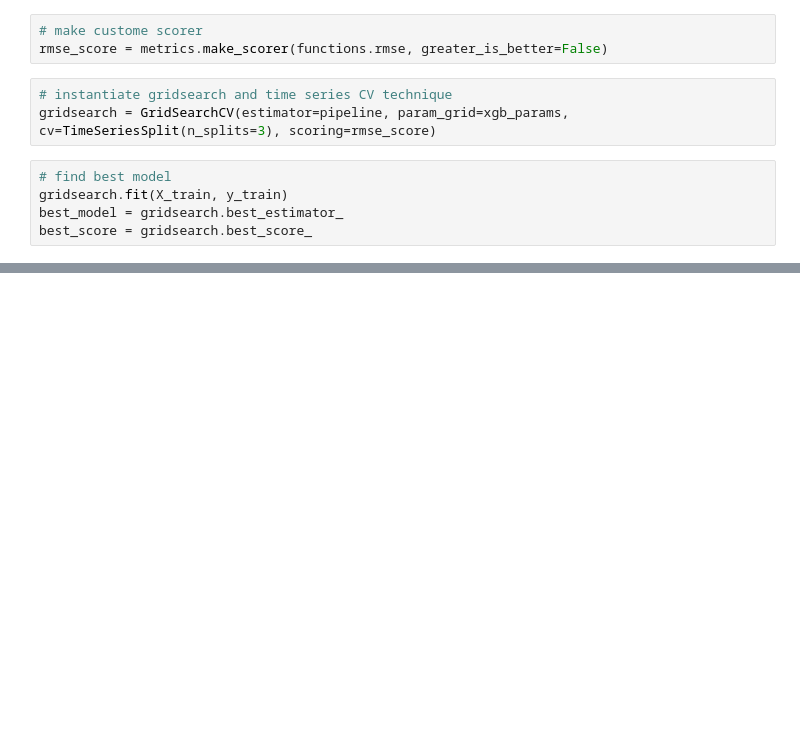
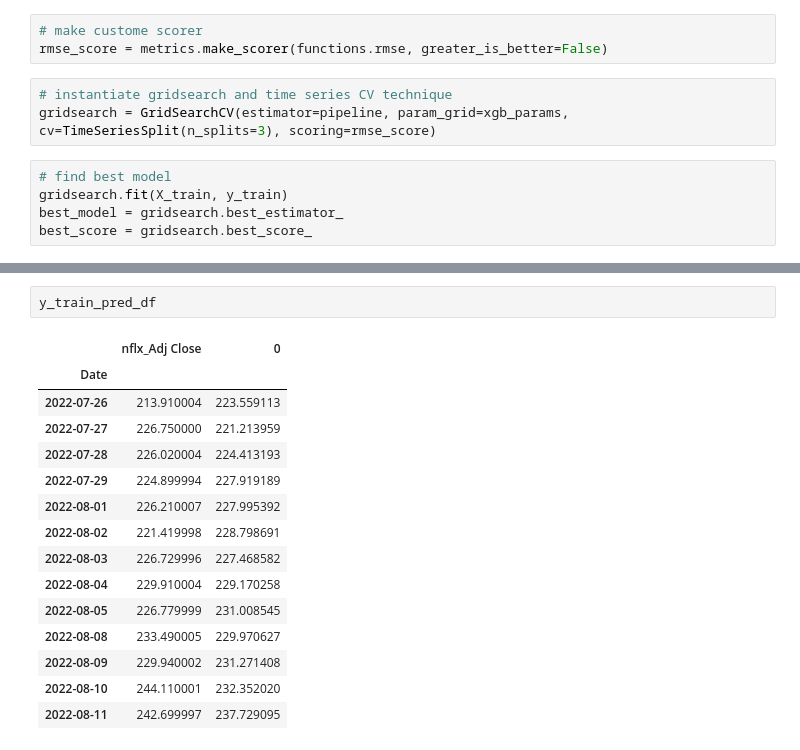
Before and after one commit to Velvox/lhl_capstone, a Jupyter notebook: src/baseline_supervised_v2.ipynb, the cells around one changed output, grey strips where cells are left out. Drawn from its saved outputs; the diff is of its cells as text; blank space fills up the shorter version.

```diff
--- a/src/baseline_supervised_v2.ipynb
+++ b/src/baseline_supervised_v2.ipynb
@@ -212,3 +227,21 @@ sns.lineplot(data=y_train_pred_df)
+# %%
+y_train_pred_df
+# %% [output]
+|  | nflx_Adj Close | 0 |
+| Date |  |  |
+| 2022-07-26 | 213.910004 | 223.559113 |
+| 2022-07-27 | 226.750000 | 221.213959 |
+| 2022-07-28 | 226.020004 | 224.413193 |
+| 2022-07-29 | 224.899994 | 227.919189 |
+| 2022-08-01 | 226.210007 | 227.995392 |
+| 2022-08-02 | 221.419998 | 228.798691 |
+| 2022-08-03 | 226.729996 | 227.468582 |
+| 2022-08-04 | 229.910004 | 229.170258 |
+| 2022-08-05 | 226.779999 | 231.008545 |
+| 2022-08-08 | 233.490005 | 229.970627 |
+| 2022-08-09 | 229.940002 | 231.271408 |
+| 2022-08-10 | 244.110001 | 232.352020 |
+| 2022-08-11 | 242.699997 | 237.729095 |
 # %%
 # plot predictions
 y_test_pred_df = pd.concat([y_test, pd.Series(y_test_pred, index=y_test.index)], axis=1)
```
Also changed, not shown: parts of 11 cells of this notebook, 2 other files.
